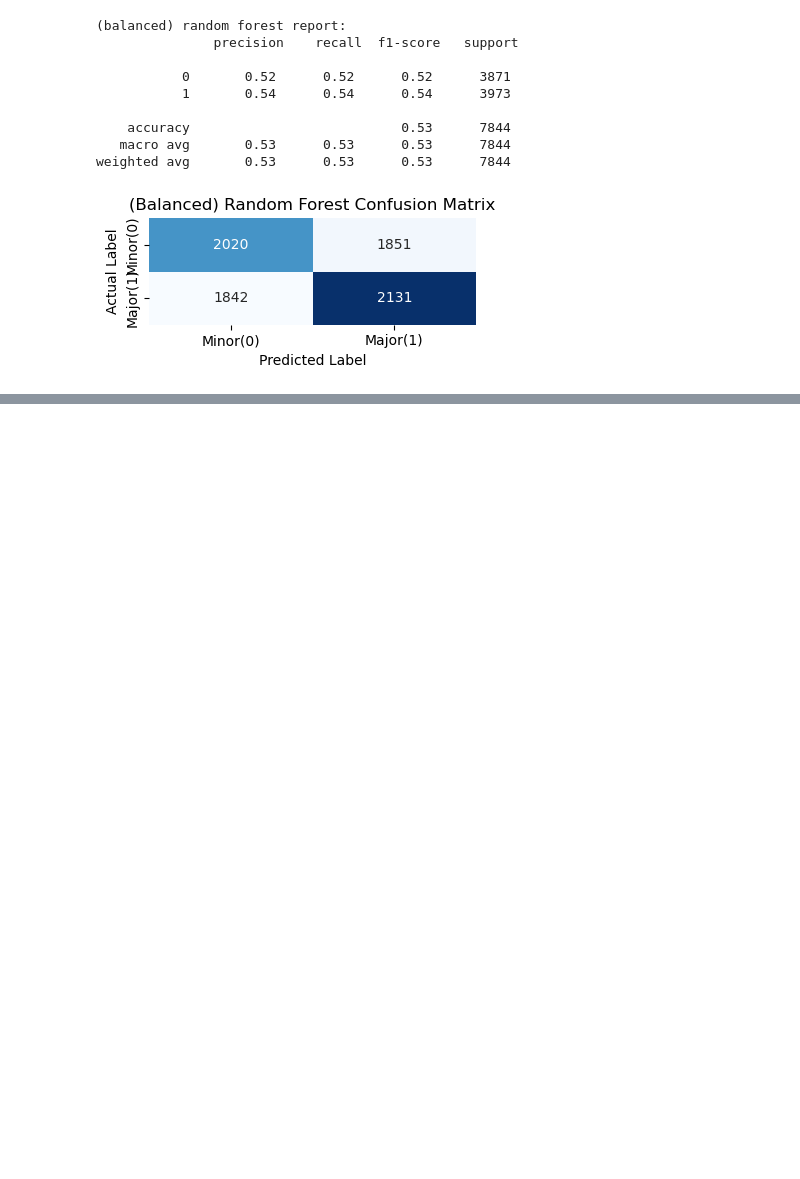
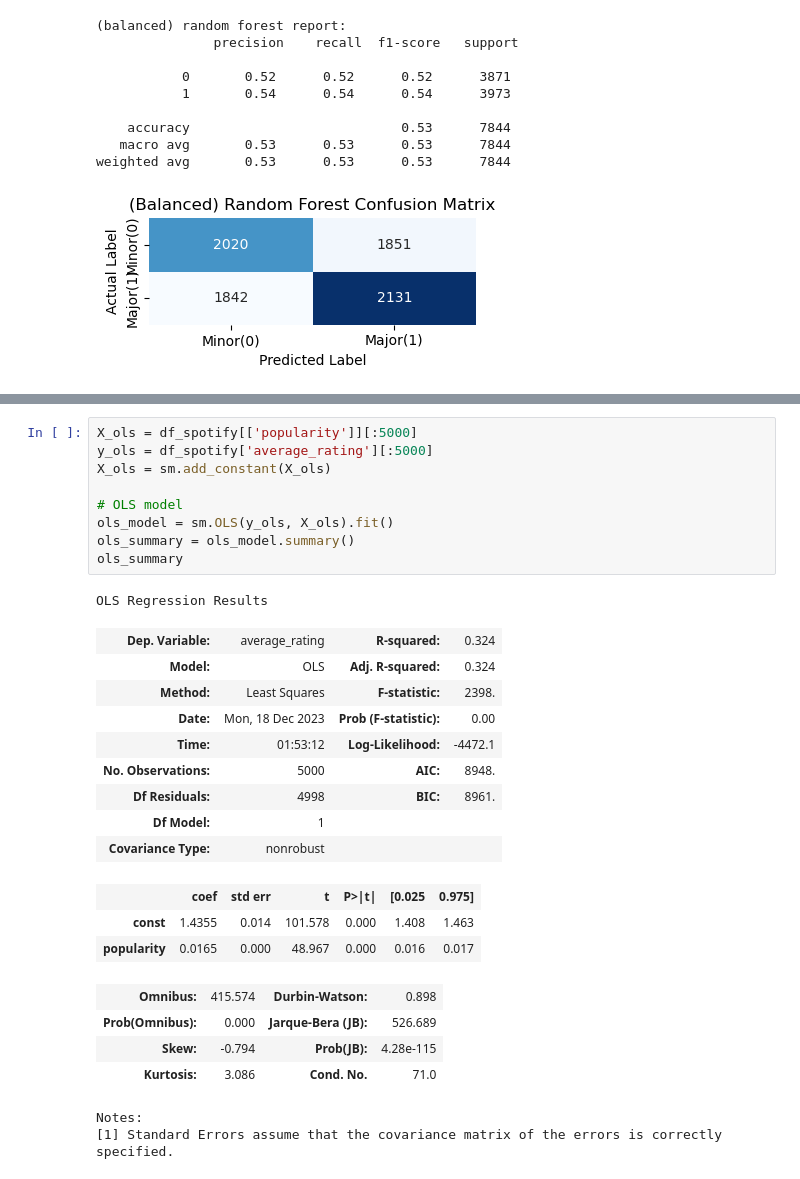
Before and after one commit to Archertakesitez/capstone_project_1001, a Jupyter notebook: joz part.ipynb, the cells around one changed output, grey strips where cells are left out. Saved outputs shown, nothing was run; the diff lists cells and outputs as text; blank space fills up the shorter version.

```diff
--- a/joz part.ipynb
+++ b/joz part.ipynb
@@ -288,0 +301,29 @@ weighted avg       0.53      0.53      0.53      7844
+# %%
+X_ols = df_spotify[['popularity']][:5000]
+y_ols = df_spotify['average_rating'][:5000]
+X_ols = sm.add_constant(X_ols)
+
+# OLS model
+ols_model = sm.OLS(y_ols, X_ols).fit()
+ols_summary = ols_model.summary()
+ols_summary
+# %% [output]
+OLS Regression Results
+| Dep. Variable: | average_rating | R-squared: | 0.324 |
+| Model: | OLS | Adj. R-squared: | 0.324 |
+| Method: | Least Squares | F-statistic: | 2398. |
+| Date: | Mon, 18 Dec 2023 | Prob (F-statistic): | 0.00 |
+| Time: | 01:53:12 | Log-Likelihood: | -4472.1 |
+| No. Observations: | 5000 | AIC: | 8948. |
+| Df Residuals: | 4998 | BIC: | 8961. |
+| Df Model: | 1 |  |  |
+| Covariance Type: | nonrobust |  |  |
+|  | coef | std err | t | P>|t| | [0.025 | 0.975] |
+| const | 1.4355 | 0.014 | 101.578 | 0.000 | 1.408 | 1.463 |
+| popularity | 0.0165 | 0.000 | 48.967 | 0.000 | 0.016 | 0.017 |
+| Omnibus: | 415.574 | Durbin-Watson: | 0.898 |
+| Prob(Omnibus): | 0.000 | Jarque-Bera (JB): | 526.689 |
+| Skew: | -0.794 | Prob(JB): | 4.28e-115 |
+| Kurtosis: | 3.086 | Cond. No. | 71.0 |
+Notes:
+[1] Standard Errors assume that the covariance matrix of the errors is correctly specified.
```
Also changed, not shown: parts of 8 cells of this notebook.
